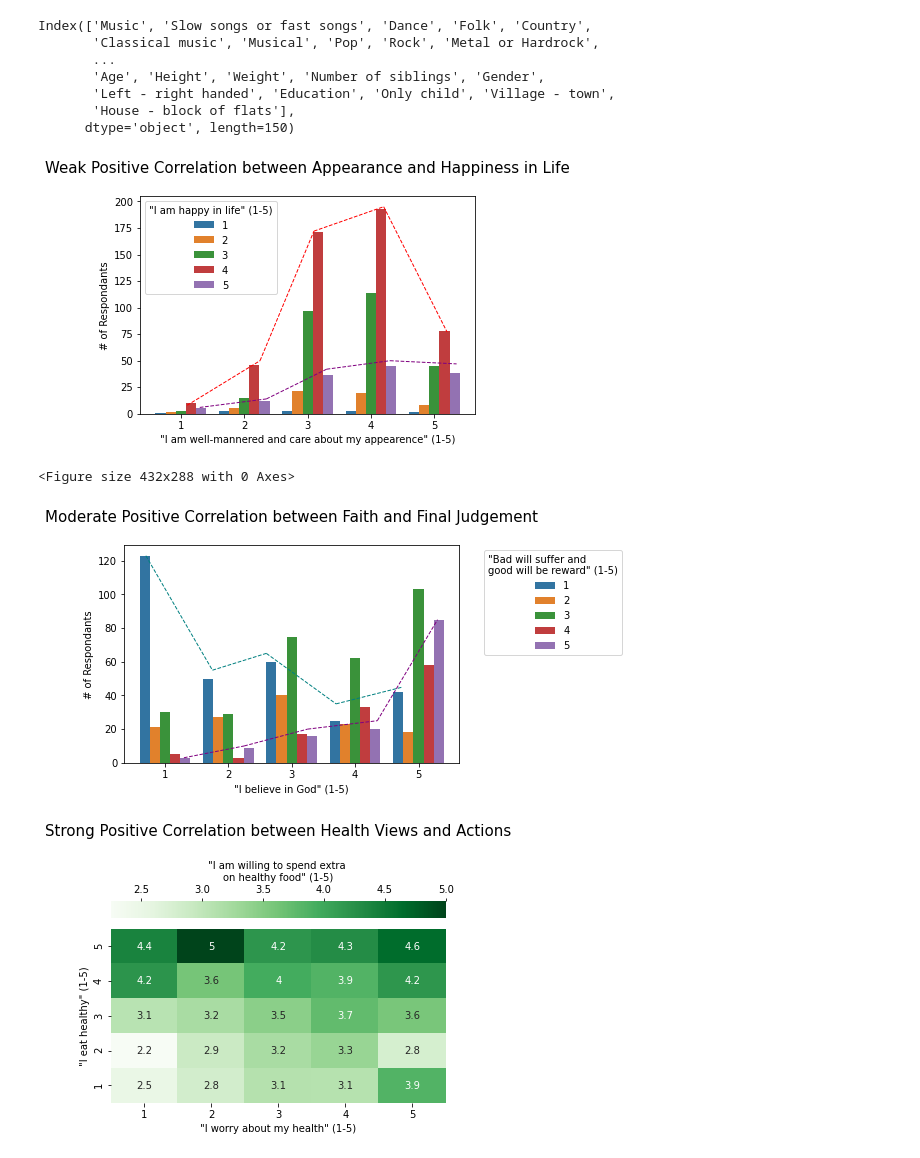
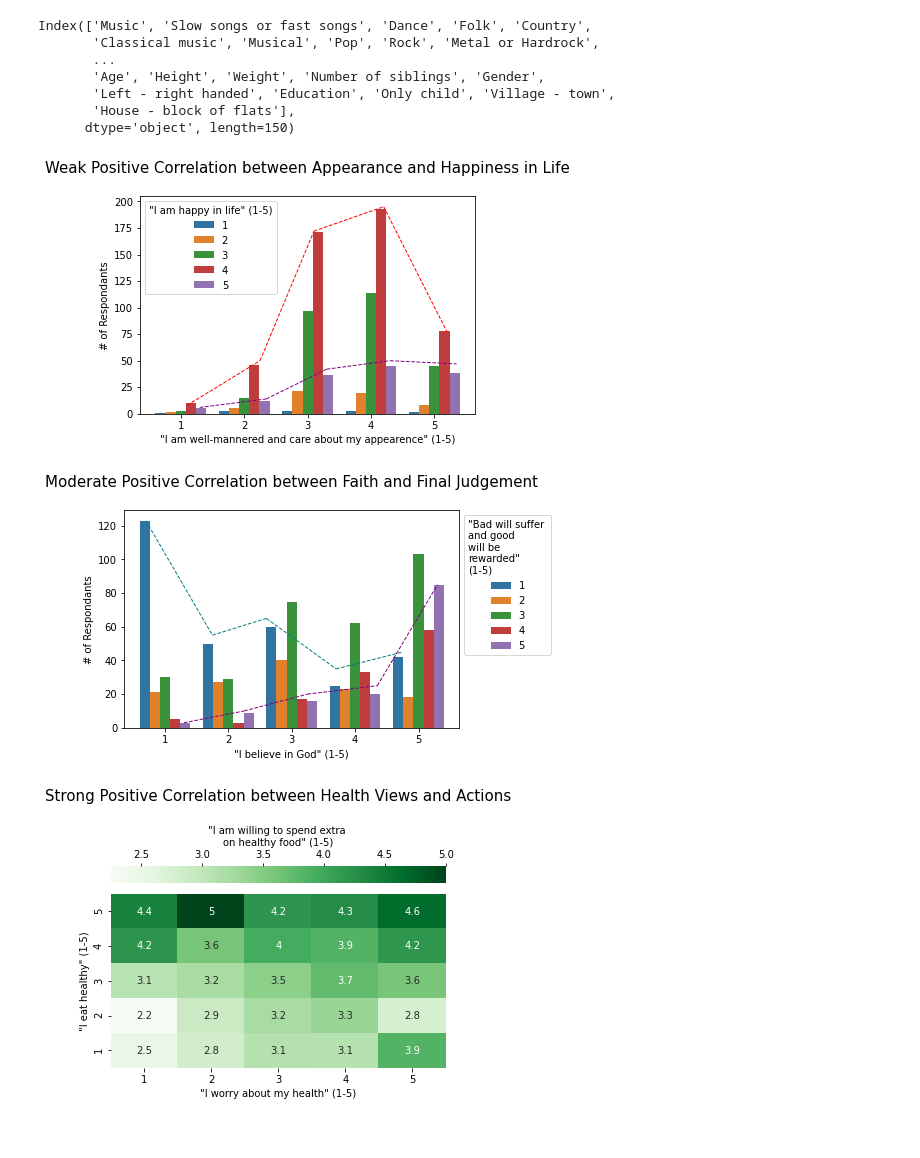
Before and after one commit to the-data-science-union/DSU-W2021-Personality, a Jupyter notebook: EDA/Personality-Correlation-EDA.ipynb, the cells around one changed output. Drawn from its saved outputs; the diff is of its cells as text; code cells hidden in the pictures.

Commit message:
*fixed* EDA Visuals
EDA visuals of correlation between sections of dataset

```diff
--- a/EDA/Personality-Correlation-EDA.ipynb
+++ b/EDA/Personality-Correlation-EDA.ipynb
@@ -6,7 +6,7 @@ import pandas as pd
 import matplotlib.pyplot as plt
 import seaborn as sns
 # %%
-young_people_data = pd.read_csv('cleaned_youngpeople_data.csv')
+young_people_data = pd.read_csv('../cleaned_youngpeople_data.csv')
 # %%
 pd.set_option('display.max_columns', 500)
 # %%
@@ -44,31 +44,30 @@ plt.plot([0.3, 1.35], [6, 14], color='purple', linestyle='--', linewidth=1)
 plt.plot([1.35, 2.3], [14, 42], color='purple', linestyle='--', linewidth=1)
 plt.plot([2.3, 3.3], [42, 50], color='purple', linestyle='--', linewidth=1)
 plt.plot([3.3, 4.35], [50, 47], color='purple', linestyle='--', linewidth=1)
+#plt.savefig('appearance-happiness.png')
 plt.show()
-#plt.savefig('appearance-happiness.png')
 # %% [output]
 [figure]
-<Figure size 432x288 with 0 Axes>
 # %%
 sns.countplot(x="God", hue="Final judgement", data=young_people_data)
 plt.title('Moderate Positive Correlation between Faith and Final Judgement', y=1.08, fontsize=15)
 plt.xlabel('"I believe in God" (1-5)')
 plt.ylabel('# of Respondants')
-plt.legend(title='"Bad will suffer and \ngood will be reward" (1-5)', bbox_to_anchor = [1.5, 1])
+plt.legend(title='"Bad will suffer \nand good \nwill be \nrewarded"\n(1-5)', bbox_to_anchor = [1, 1])
 #blue line
 plt.plot([-0.3, 0.75], [123, 55], color='teal', linestyle='--', linewidth=1)
 plt.plot([0.75, 1.6], [55, 65], color='teal', linestyle='--', linewidth=1)
 plt.plot([1.6, 2.7], [65, 35], color='teal', linestyle='--', linewidth=1)
 plt.plot([2.7, 3.75], [35, 45], color='teal', linestyle='--', linewidth=1)
 #purple line
 plt.plot([0.3, 1.25], [3, 10], color='purple', linestyle='--', linewidth=1)
 plt.plot([1.25, 2.25], [10, 20], color='purple', linestyle='--', linewidth=1)
 plt.plot([2.25, 3.35], [20, 25], color='purple', linestyle='--', linewidth=1)
 plt.plot([3.35, 4.3], [25, 85], color='purple', linestyle='--', linewidth=1)
+#plt.savefig('faith.png', bbox_inches='tight')
 plt.show()
-#plt.savefig('faith.png')
 # %% [output]
-[figure, old version]
+[figure, new version]
 # %%
 health_heatmap = young_people_data[['Spending on healthy eating', 'Healthy eating', 'Health']].pivot_table(
     values='Spending on healthy eating',
```
Also changed, not shown: parts of 3 cells of this notebook, 5 other files.
